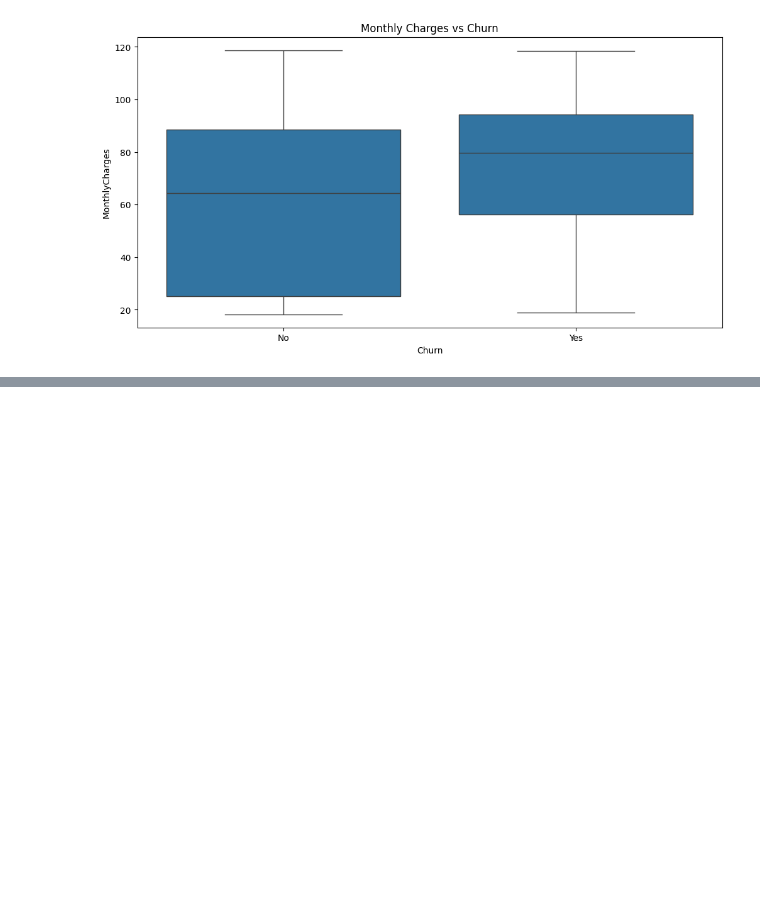
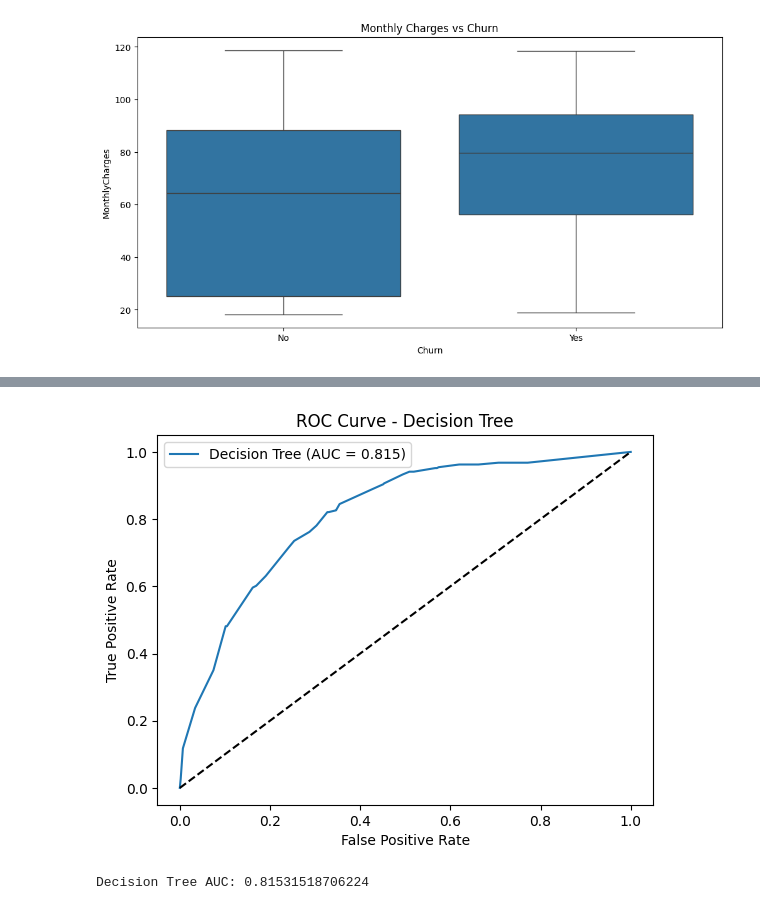
Before and after one commit to piriyandan9/ML_Coursework, a Jupyter notebook: ML_CW.ipynb, the cells around one changed output, grey strips where cells are left out. Saved outputs shown, nothing was run; the diff lists cells and outputs as text; code cells hidden in the pictures; blank space fills up the shorter version.

```diff
--- a/ML_CW.ipynb
+++ b/ML_CW.ipynb
@@ -362,0 +265,23 @@ plt.show()
+# %%
+from sklearn.metrics import roc_curve, auc
+
+# Predict probabilities
+dt_probs = best_dt.predict_proba(X_test)[:,1]
+
+
+# Generate ROC values
+fpr_dt, tpr_dt, _ = roc_curve(y_test, dt_probs)
+auc_dt = auc(fpr_dt, tpr_dt)
+
+plt.plot(fpr_dt, tpr_dt, label=f"Decision Tree (AUC = {auc_dt:.3f})")
+plt.plot([0,1], [0,1], 'k--')
+plt.xlabel("False Positive Rate")
+plt.ylabel("True Positive Rate")
+plt.title("ROC Curve - Decision Tree")
+plt.legend()
+plt.show()
+
+print("Decision Tree AUC:", auc_dt)
+# %% [output]
+[figure, added]
+Decision Tree AUC: 0.81531518706224
```
Also changed, not shown: parts of 33 cells of this notebook.
